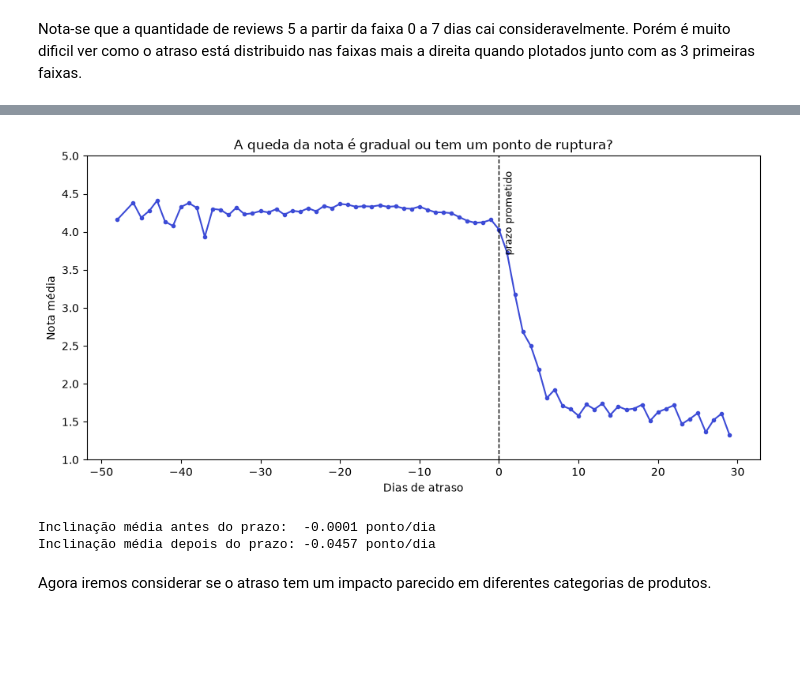
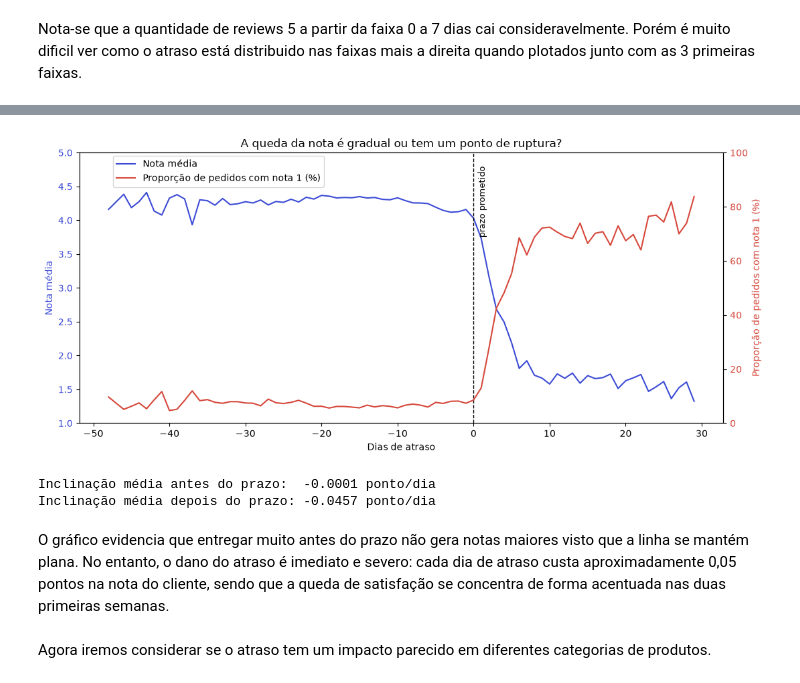
Before and after one commit to teto1034/Insper-Data-CB-Sprint-1, a Jupyter notebook: E-commerce atraso na entrega e avaliação do cliente.ipynb, the cells around one changed output, grey strips where cells are left out. Cells and saved outputs as stored; diff of their text form; code cells hidden in the pictures; blank space fills up the shorter version.

```diff
--- a/E-commerce atraso na entrega e avaliação do cliente.ipynb
+++ b/E-commerce atraso na entrega e avaliação do cliente.ipynb
@@ -115,13 +114,13 @@ df["order_estimated_delivery_date"] = pd.to_datetime(df["order_estimated_deliver
 columns = df_orders.columns.to_list() + df_reviews.columns.to_list() + ["price", "product_category_name"]
 columns = list(dict.fromkeys(columns))
 df_delivered = df.loc[df['order_status'] == 'delivered', columns]
-df_delivered = df_delivered.dropna(subset=['order_delivered_customer_date', 'review_score']).reset_index()
+df_delivered = df_delivered.dropna(subset=['order_delivered_customer_date', 'review_score']).reset_index(drop=True)
 
 df_delivered['atraso_num'] = (df_delivered["order_delivered_customer_date"] - df_delivered["order_estimated_delivery_date"]).dt.days
 df_delivered["atraso"] = False
 df_delivered.loc[df_delivered["atraso_num"] > 0, "atraso"] = True
 df_delivered.loc[df_delivered["atraso_num"] < 0, "atraso"] = False
 
-df_delivered["review_score"] = df_delivered["review_score"].apply(lambda x: int(x))
+df_delivered["review_score"] = df_delivered["review_score"].astype(int)
 display(df_delivered.head())
 # %% [output]
@@ -134,7 +133,7 @@ display(df_delivered.head())
 # %% [markdown]
 Agora separamos os atrasos em faixas de valores para facilitar as análises.
 # %%
-faixas = [-np.inf, -14, -7, -1, 1, 7, 14, np.inf]
+faixas = [-np.inf, -14, -7, -1, 0, 7, 14, np.inf]
 labels = ["Mais de 14 dias adiantado", "14 a 7 dias adiantado",
           "7 a 0 dias adiantados","No prazo", "0 a 7 dias atrasado", "7 a 14 dias atrasado"
           , "Mais de 14 dias atrasado"]
@@ -303,35 +293,49 @@ plt.show()
 # %%
+# Nota média e % de notas 1 por DIA de atraso (linearidade vs. limite de tolerância)
+# Use a base ANTES do corte de outliers se quiser ver as caudas; aqui limito só a escala.
+
+base = df_delivered  # troque por df antes do corte de ±30 dias, se tiver guardado
 min_n = 30           # só plota dias com pelo menos 30 pedidos
 
-resumo = (df_delivered.groupby("atraso_num")
+resumo = (base.groupby("atraso_num")
               .agg(nota_media=("review_score", "mean"),
                    pct_nota1=("review_score", lambda s: (s == 1).mean() * 100),
                    n=("review_score", "size"))
               .reset_index())
 resumo = resumo.loc[resumo["n"] >= min_n]
 
 fig, ax1 = plt.subplots(figsize=(11, 5))
 
-ax1.plot(resumo["atraso_num"], resumo["nota_media"],
-         marker="o", markersize=3, color="#3C4BD6", label="Nota média")
+ax1.plot(resumo["atraso_num"], resumo["nota_media"], color="#3C4BD6", label="Nota média")
 ax1.set_xlabel("Dias de atraso")
-ax1.set_ylabel("Nota média")
-ax1.tick_params(axis="y")
+ax1.set_ylabel("Nota média", color="#3C4BD6")
+ax1.tick_params(axis="y", labelcolor="#3C4BD6")
 ax1.set_ylim(1, 5)
 ax1.axvline(0, color="black", linestyle="--", linewidth=1)
 ax1.text(0.5, 4.8, "prazo prometido", fontsize=9, rotation=90, va="top")
+
+ax2 = ax1.twinx()
+ax2.plot(resumo["atraso_num"], resumo["pct_nota1"], color="#D6483C", label="Proporção de pedidos com nota 1 (%)")
+ax2.set_ylabel("Proporção de pedidos com nota 1 (%)", color="#D6483C")
+ax2.tick_params(axis="y", labelcolor="#D6483C")
+ax2.set_ylim(0, 100)
+
 plt.title("A queda da nota é gradual ou tem um ponto de ruptura?")
+fig.legend(loc="upper left", bbox_to_anchor=(0.10, 0.93))
+plt.tight_layout()
 plt.show()
 
 # Quanto a nota cai a cada dia, antes e depois do prazo
 antes = resumo.loc[resumo["atraso_num"] < 0]
 depois = resumo.loc[resumo["atraso_num"] > 0]
 print(f"Inclinação média antes do prazo:  {np.polyfit(antes['atraso_num'], antes['nota_media'], 1)[0]:+.4f} ponto/dia")
 print(f"Inclinação média depois do prazo: {np.polyfit(depois['atraso_num'], depois['nota_media'], 1)[0]:+.4f} ponto/dia")
 # %% [output]
-[figure, old version]
+[figure, new version]
 Inclinação média antes do prazo:  -0.0001 ponto/dia
 Inclinação média depois do prazo: -0.0457 ponto/dia
+# %% [markdown]
+O gráfico evidencia que entregar muito antes do prazo não gera notas maiores visto que a linha se mantém plana. No entanto, o dano do atraso é imediato e severo: cada dia de atraso custa aproximadamente 0,05 pontos na nota do cliente, sendo que a queda de satisfação se concentra de forma acentuada nas duas primeiras semanas.
 # %% [markdown]
 Agora iremos considerar se o atraso tem um impacto parecido em diferentes categorias de produtos.
 # %%
```
Also changed, not shown: parts of 16 cells of this notebook.
